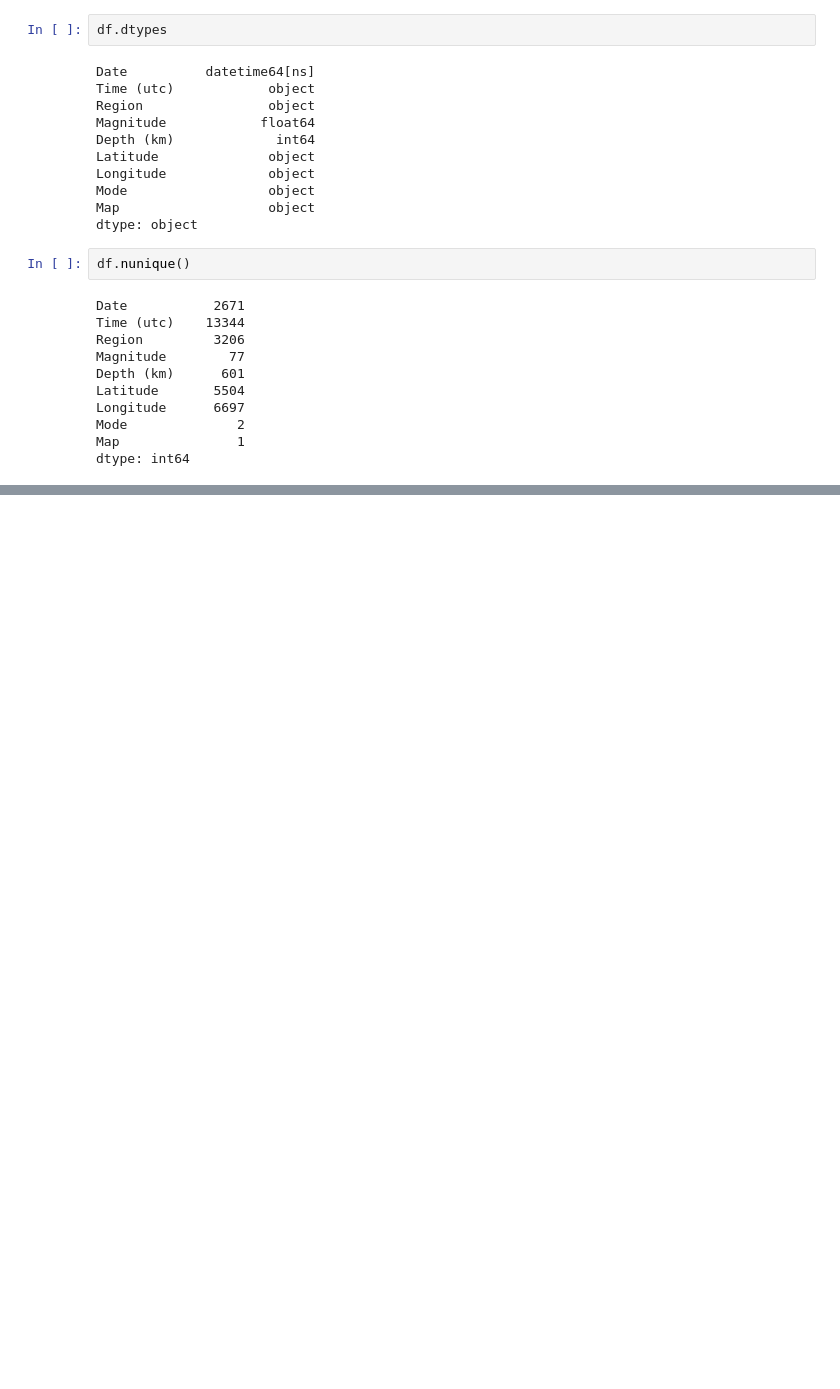
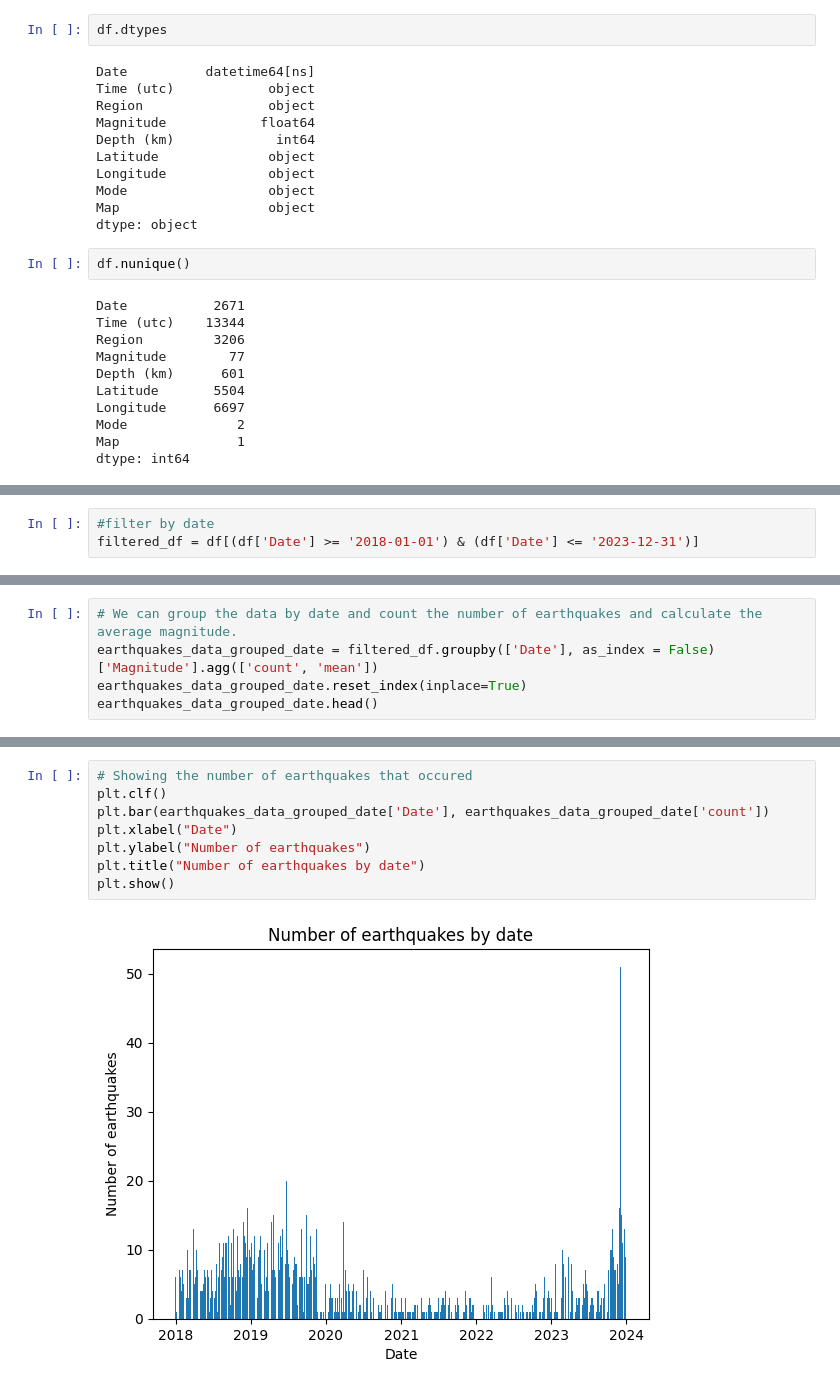
Before and after one commit to sak-15/Intro_to_python, a Jupyter notebook: data_manipulation.ipynb, the cells around one changed output, grey strips where cells are left out. Saved outputs shown, nothing was run; the diff lists cells and outputs as text; blank space fills up the shorter version.

```diff
--- a/data_manipulation.ipynb
+++ b/data_manipulation.ipynb
@@ -43,0 +46,3 @@ dtype: int64
+# %%
+#filter by date
+filtered_df = df[(df['Date'] >= '2018-01-01') & (df['Date'] <= '2023-12-31')]
@@ -43,0 +84,5 @@ dtype: int64
+# %%
+# We can group the data by date and count the number of earthquakes and calculate the average magnitude.
+earthquakes_data_grouped_date = filtered_df.groupby(['Date'], as_index = False)['Magnitude'].agg(['count', 'mean'])
+earthquakes_data_grouped_date.reset_index(inplace=True)
+earthquakes_data_grouped_date.head()
@@ -43,0 +96,10 @@ dtype: int64
+# %%
+# Showing the number of earthquakes that occured
+plt.clf()
+plt.bar(earthquakes_data_grouped_date['Date'], earthquakes_data_grouped_date['count'])
+plt.xlabel("Date")
+plt.ylabel("Number of earthquakes")
+plt.title("Number of earthquakes by date")
+plt.show()
+# %% [output]
+[figure, added]
```
Also changed, not shown: parts of 9 cells of this notebook.
